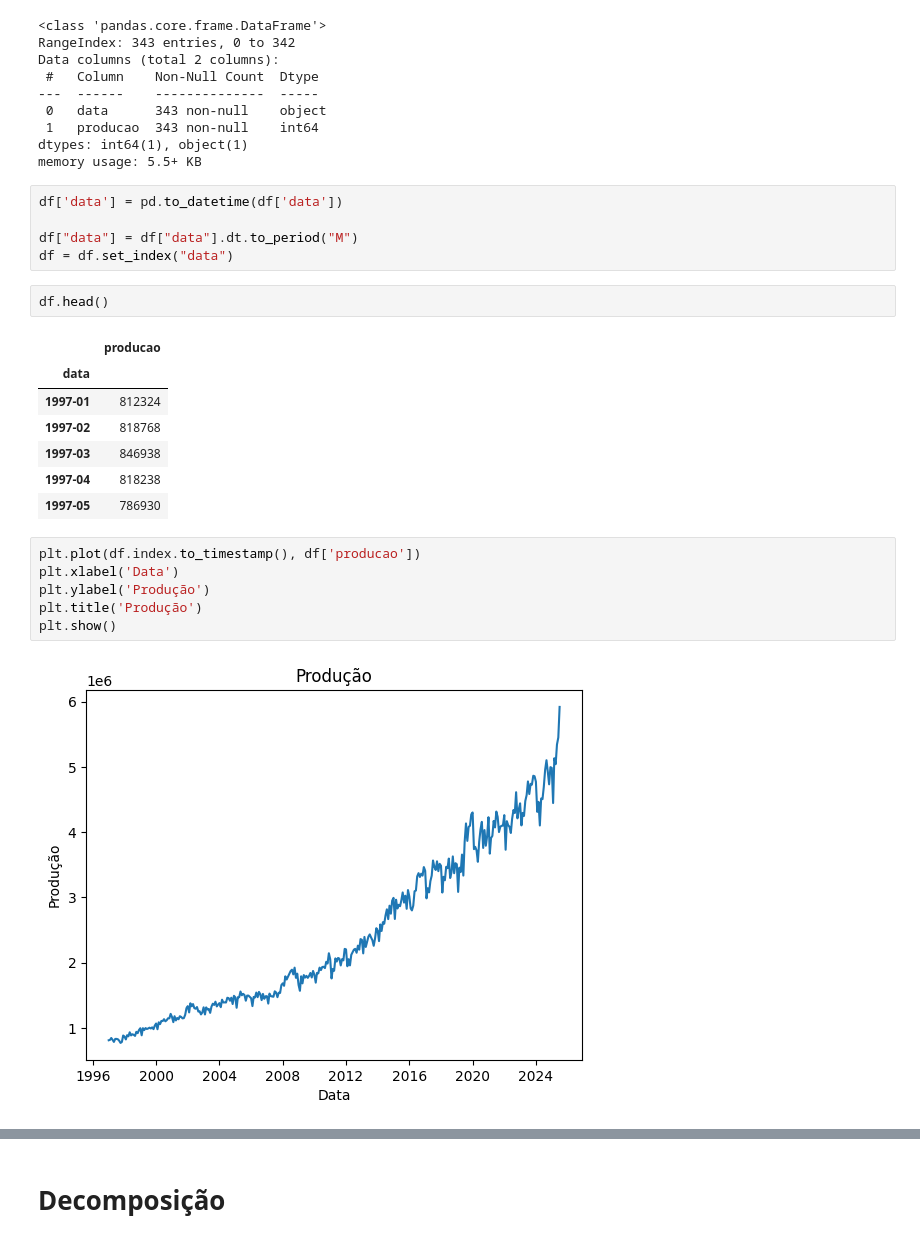
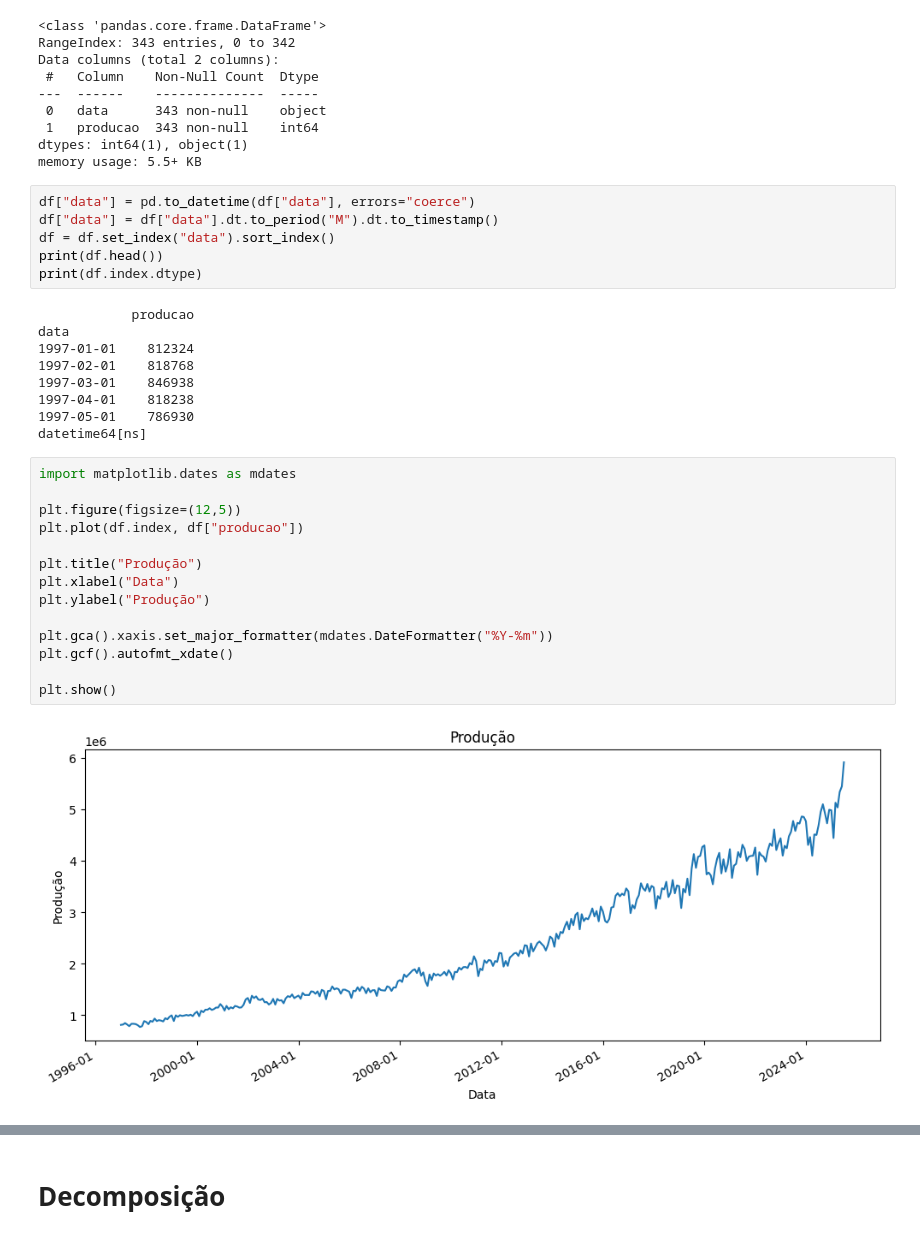
Before and after one commit to VinicyusSantos/producao-gas-natural-1997_2025_ANP, a Jupyter notebook: MODELOS_producao_gas_natural_1000m3_1997_2025.ipynb, the cells around one changed output, grey strips where cells are left out. Drawn from its saved outputs; the diff is of its cells as text.

```diff
--- a/MODELOS_producao_gas_natural_1000m3_1997_2025.ipynb
+++ b/MODELOS_producao_gas_natural_1000m3_1997_2025.ipynb
@@ -28,27 +28,35 @@ Data columns (total 2 columns):
 dtypes: int64(1), object(1)
 memory usage: 5.5+ KB
 # %%
-df['data'] = pd.to_datetime(df['data'])
-
-df["data"] = df["data"].dt.to_period("M")
-df = df.set_index("data")
+df["data"] = pd.to_datetime(df["data"], errors="coerce")
+df["data"] = df["data"].dt.to_period("M").dt.to_timestamp()
+df = df.set_index("data").sort_index()
+print(df.head())
+print(df.index.dtype)
+# %% [output]
+            producao
+data
+1997-01-01    812324
+1997-02-01    818768
+1997-03-01    846938
+1997-04-01    818238
+1997-05-01    786930
+datetime64[ns]
-# %%
-df.head()
-# %% [output]
-|  | producao |
-| data |  |
-| 1997-01 | 812324 |
-| 1997-02 | 818768 |
-| 1997-03 | 846938 |
-| 1997-04 | 818238 |
-| 1997-05 | 786930 |
 # %%
-plt.plot(df.index.to_timestamp(), df['producao'])
-plt.xlabel('Data')
-plt.ylabel('Produção')
-plt.title('Produção')
+import matplotlib.dates as mdates
+
+plt.figure(figsize=(12,5))
+plt.plot(df.index, df["producao"])
+
+plt.title("Produção")
+plt.xlabel("Data")
+plt.ylabel("Produção")
+
+plt.gca().xaxis.set_major_formatter(mdates.DateFormatter("%Y-%m"))
+plt.gcf().autofmt_xdate()
+
 plt.show()
 # %% [output]
-[figure, old version]
+[figure, new version]
 # %%
 ts = df['producao']
```
Also changed, not shown: parts of 17 cells of this notebook.
